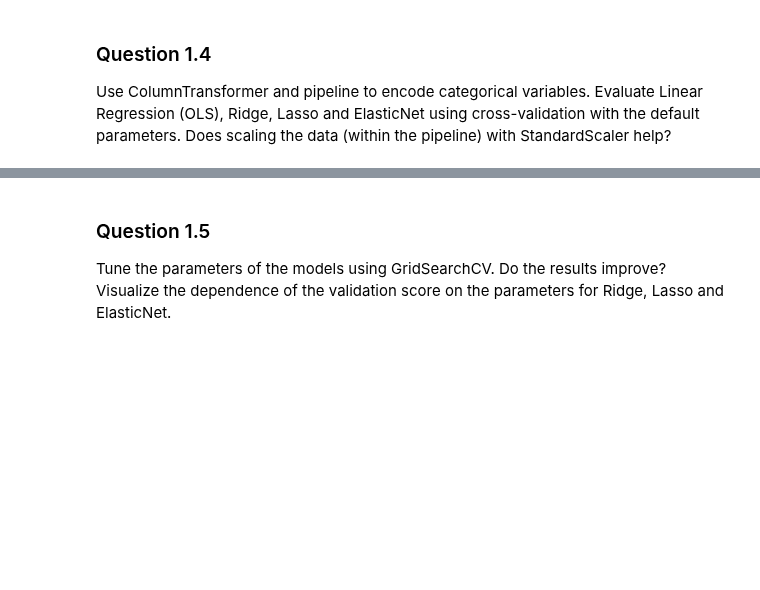
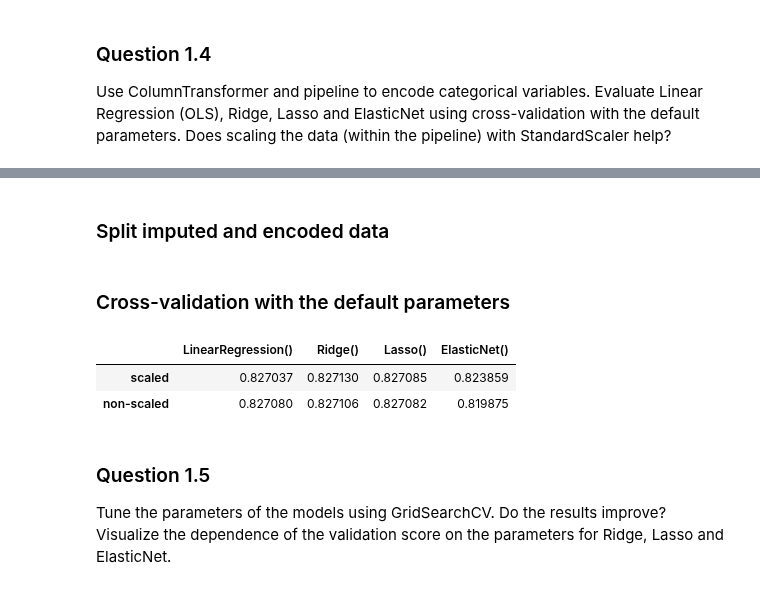
Before and after one commit to sashaaKr/master-of-science, a Jupyter notebook: semester_2/Advanced_Topics_in_Machine_Learning/assignment_1/Advanced Machine Learning - HW #1.ipynb, the cells around one changed output, grey strips where cells are left out. Drawn from its saved outputs; the diff is of its cells as text; code cells hidden in the pictures; blank space fills up the shorter version.

```diff
--- a/semester_2/Advanced_Topics_in_Machine_Learning/assignment_1/Advanced Machine Learning - HW #1.ipynb
+++ b/semester_2/Advanced_Topics_in_Machine_Learning/assignment_1/Advanced Machine Learning - HW #1.ipynb
@@ -347,14 +347,19 @@ categorical = impute_categorical(dropped_df.select_dtypes(include=['object']))
+# %% [markdown]
+### Split imputed and encoded data
+# %%
+X_train, X_test, y_train, y_test = train_test_split(df_imputed, y, random_state=0)
+# %% [markdown]
+### Cross-validation with the default parameters
 # %%
-#take only categorical values from train set
-categorical = X_train.dtypes == object
-
 scores = {}
-preprocess = make_column_transformer(
-    (StandardScaler(), ~categorical),
-    (OneHotEncoder(), categorical))
 #disregard warning
 rergressors = [LinearRegression(),Ridge(),Lasso(),ElasticNet()]
 for regr in rergressors:
-    scaled_pipe = make_pipeline(KNNImputer(),preprocess,regr) #important to impute NaN values to avoid errors on regression
-    non_caled_pipe = make_pipeline(KNNImputer(),regr)
-    scores[regr] = (np.mean(cross_val_score(scaled_pipe, X_train, y_train)),np.mean(cross_val_score(non_caled_pipe, X_train, y_train)))
+    scaled_pipe = make_pipeline(StandardScaler(),regr)
+    scores[regr] = (np.mean(cross_val_score(scaled_pipe, X_train, y_train)),np.mean(cross_val_score(regr, X_train, y_train)))
+df = pd.DataFrame(data=scores,index=['scaled','non-scaled'],dtype=float)
+df
+# %% [output]
+|  | LinearRegression() | Ridge() | Lasso() | ElasticNet() |
+| scaled | 0.827037 | 0.827130 | 0.827085 | 0.823859 |
+| non-scaled | 0.827080 | 0.827106 | 0.827082 | 0.819875 |
```
Also changed, not shown: parts of 18 cells of this notebook.
